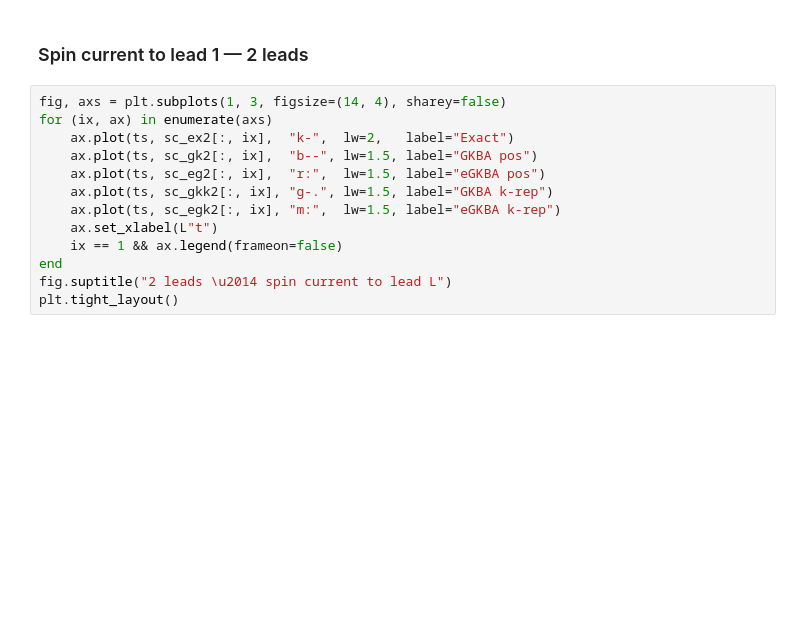
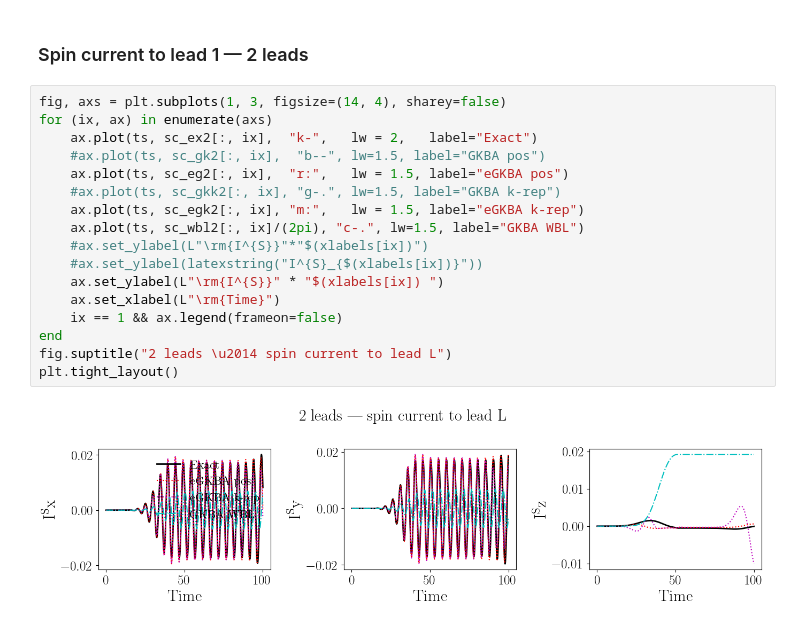
Before and after one commit to Jalil199/GKBA, a Jupyter notebook: notebooks/krylov_comparison.ipynb, the cells around one changed output. Drawn from its saved outputs; the diff is of its cells as text; blank space fills up the shorter version.

```diff
--- a/notebooks/krylov_comparison.ipynb
+++ b/notebooks/krylov_comparison.ipynb
@@ -347,13 +514,19 @@ plt.tight_layout()
 # %%
 fig, axs = plt.subplots(1, 3, figsize=(14, 4), sharey=false)
 for (ix, ax) in enumerate(axs)
-    ax.plot(ts, sc_ex2[:, ix],  "k-",  lw=2,   label="Exact")
-    ax.plot(ts, sc_gk2[:, ix],  "b--", lw=1.5, label="GKBA pos")
-    ax.plot(ts, sc_eg2[:, ix],  "r:",  lw=1.5, label="eGKBA pos")
-    ax.plot(ts, sc_gkk2[:, ix], "g-.", lw=1.5, label="GKBA k-rep")
-    ax.plot(ts, sc_egk2[:, ix], "m:",  lw=1.5, label="eGKBA k-rep")
-    ax.set_xlabel(L"t")
+    ax.plot(ts, sc_ex2[:, ix],  "k-",   lw = 2,   label="Exact")
+    #ax.plot(ts, sc_gk2[:, ix],  "b--", lw=1.5, label="GKBA pos")
+    ax.plot(ts, sc_eg2[:, ix],  "r:",   lw = 1.5, label="eGKBA pos")
+    #ax.plot(ts, sc_gkk2[:, ix], "g-.", lw=1.5, label="GKBA k-rep")
+    ax.plot(ts, sc_egk2[:, ix], "m:",   lw = 1.5, label="eGKBA k-rep")
+    ax.plot(ts, sc_wbl2[:, ix]/(2pi), "c-.", lw=1.5, label="GKBA WBL")
+    #ax.set_ylabel(L"\rm{I^{S}}"*"$(xlabels[ix])")
+    #ax.set_ylabel(latexstring("I^{S}_{$(xlabels[ix])}"))
+    ax.set_ylabel(L"\rm{I^{S}}" * "$(xlabels[ix]) ")
+    ax.set_xlabel(L"\rm{Time}")
     ix == 1 && ax.legend(frameon=false)
 end
 fig.suptitle("2 leads \u2014 spin current to lead L")
 plt.tight_layout()
+# %% [output]
+[figure, added]
```
Also changed, not shown: parts of 17 cells of this notebook, 3 other files.
